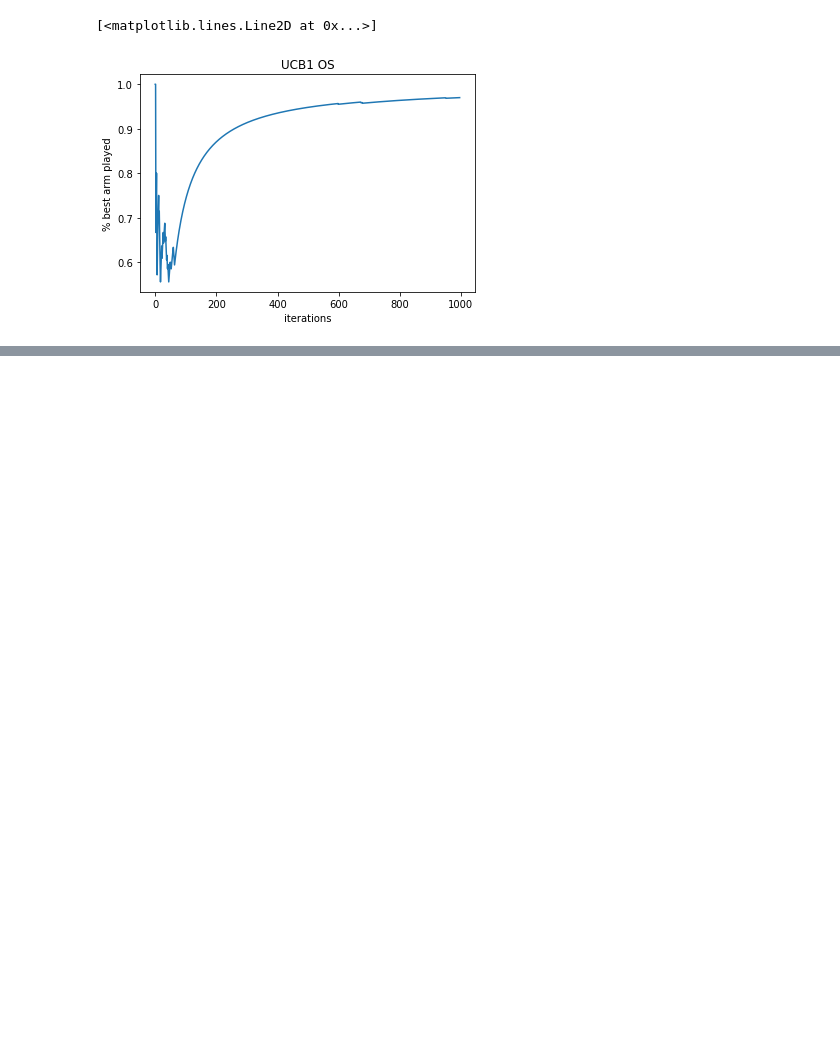
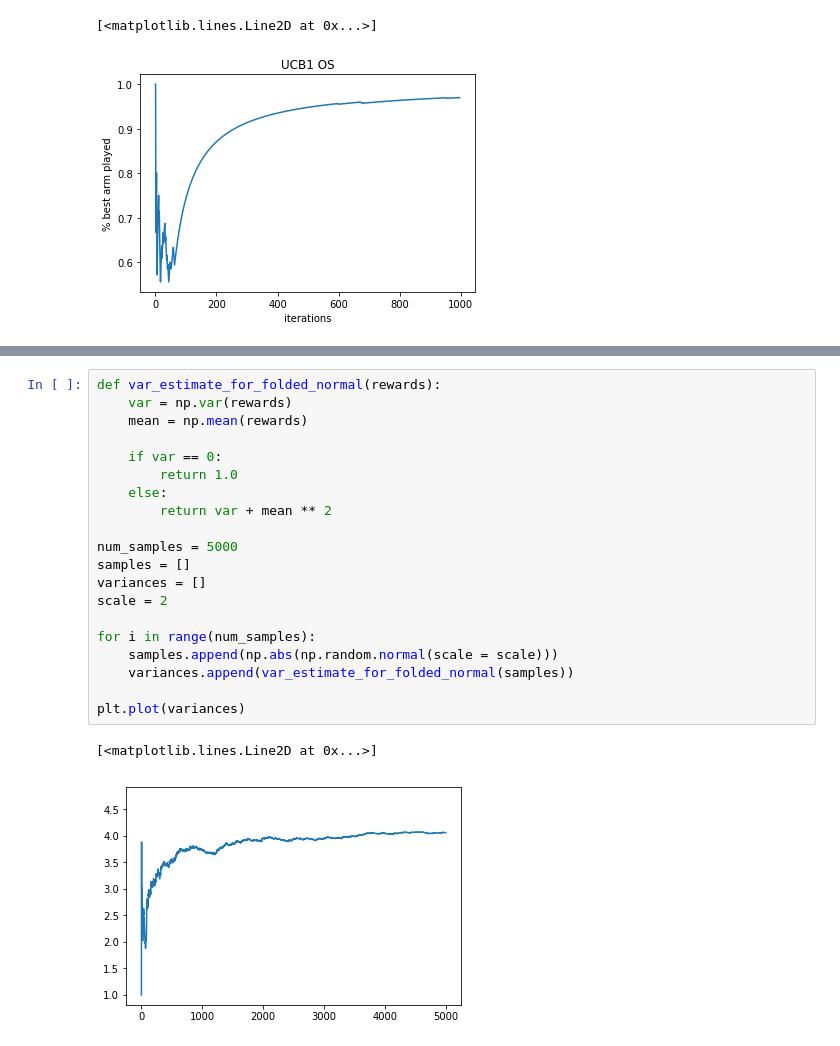
Before and after one commit to chengsoonong/eheye, a Jupyter notebook: QuantUCB/Sanity_test.ipynb, the cells around one changed output, grey strips where cells are left out. Saved outputs shown, nothing was run; the diff lists cells and outputs as text; blank space fills up the shorter version.

```diff
--- a/QuantUCB/Sanity_test.ipynb
+++ b/QuantUCB/Sanity_test.ipynb
@@ -313,0 +340,23 @@ plt.plot(percent_best_arm_played)
+# %%
+def var_estimate_for_folded_normal(rewards):
+    var = np.var(rewards)
+    mean = np.mean(rewards)
+
+    if var == 0:
+        return 1.0
+    else:
+        return var + mean ** 2
+
+num_samples = 5000
+samples = []
+variances = []
+scale = 2
+
+for i in range(num_samples):
+    samples.append(np.abs(np.random.normal(scale = scale)))
+    variances.append(var_estimate_for_folded_normal(samples))
+
+plt.plot(variances)
+# %% [output]
+[<matplotlib.lines.Line2D at 0x...>]
+[figure, added]
```
Also changed, not shown: parts of 4 cells of this notebook.
